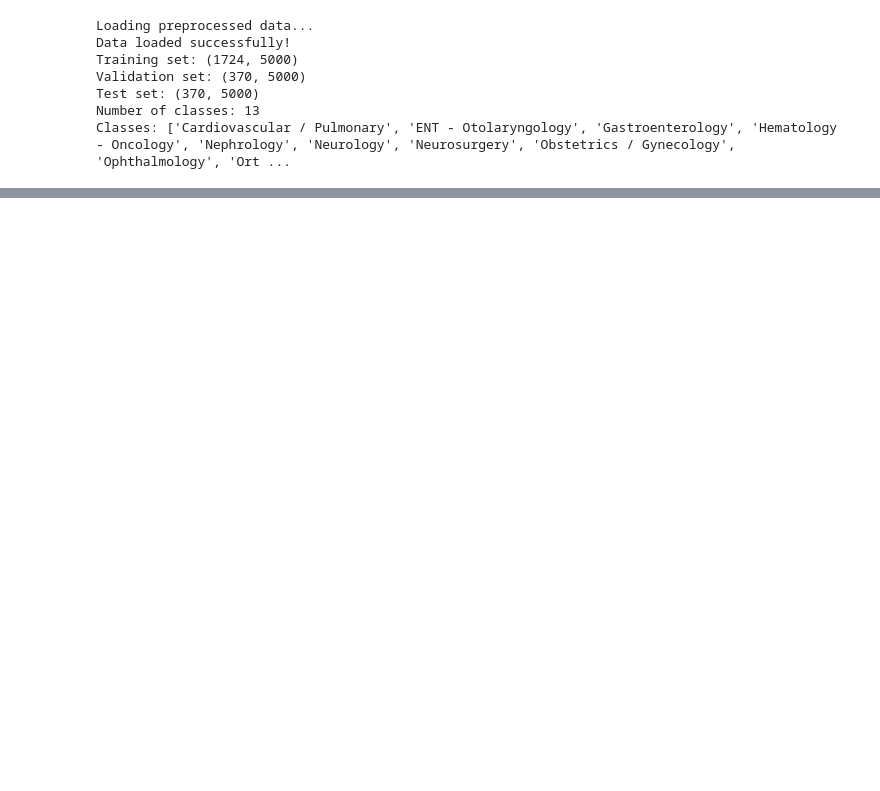
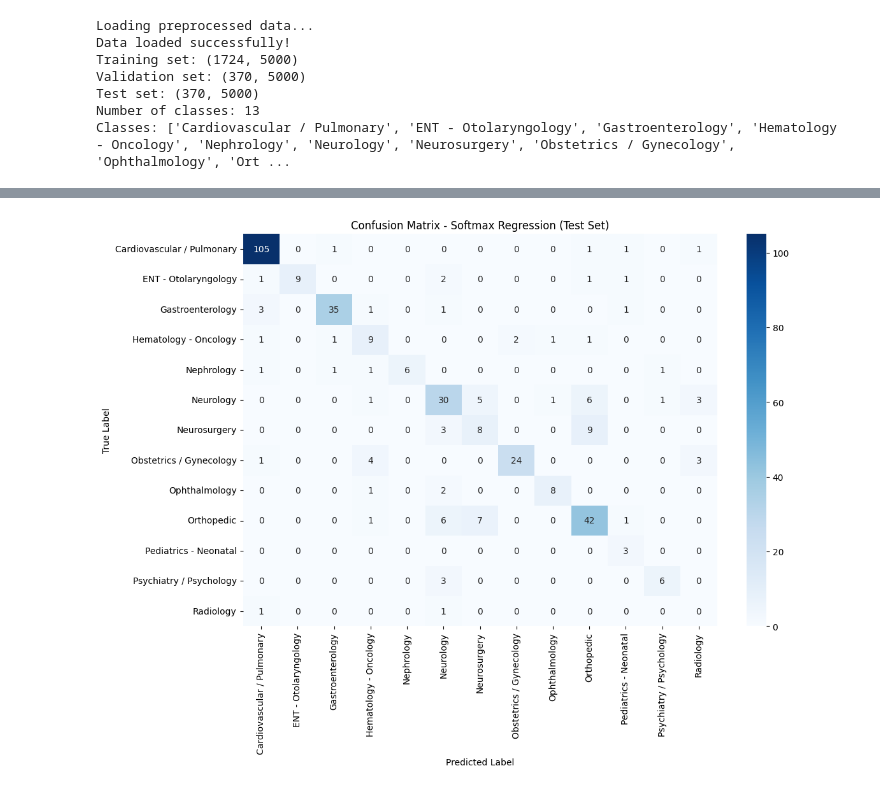
Before and after one commit to CortexTech/Clinical-Document-Classification-System, a Jupyter notebook: notebooks/2_softmax_regression.ipynb, the cells around one changed output, grey strips where cells are left out. Drawn from its saved outputs; the diff is of its cells as text; code cells hidden in the pictures; blank space fills up the shorter version.

Commit message:
Implementd confusuin matrix

```diff
--- a/notebooks/2_softmax_regression.ipynb
+++ b/notebooks/2_softmax_regression.ipynb
@@ -58,9 +59,34 @@ print("Initializing Softmax Regression (Multinomial Logistic Regression)...")
 
 from sklearn.linear_model import LogisticRegression
 
-softmax_clf = LogisticRegression(
+# Configure the model
+softmax_model = LogisticRegression(
     multi_class='multinomial',
     solver='lbfgs',
     max_iter=1000,
     random_state=42
 )
+
+print("Softmax Regression (Multinomial Logistic Regression) initialized successfully!")
+print("Starting training process...")
+
+# Train the model
+softmax_model.fit(X_train, y_train)
+
+print("✓ Model trained successfully")
+
+# Make predictions
+print("\nMaking predictions...")
+y_train_pred = softmax_model.predict(X_train)
+y_val_pred = softmax_model.predict(X_val)
+y_test_pred = softmax_model.predict(X_test)
+
+# Calculate accuracies
+train_acc = accuracy_score(y_train, y_train_pred)
+val_acc = accuracy_score(y_val, y_val_pred)
+test_acc = accuracy_score(y_test, y_test_pred)
+
+print(f"\nBaseline Model Performance:")
+print(f"Training Accuracy:   {train_acc:.4f} ({train_acc*100:.2f}%)")
+print(f"Validation Accuracy: {val_acc:.4f} ({val_acc*100:.2f}%)")
+print(f"Test Accuracy:       {test_acc:.4f} ({test_acc*100:.2f}%)")
@@ -66,0 +181,20 @@ softmax_clf = LogisticRegression(
+# %%
+# Confusion Matrix
+
+# Evaluate model on the test set
+y_test_pred = best_softmax_model.predict(X_test)
+
+# Generate confusion matrix on the test set
+cm = confusion_matrix(y_test, y_test_pred, labels=class_names)
+
+plt.figure(figsize=(12,8))
+sns.heatmap(cm, annot=True, fmt="d", cmap="Blues",
+            xticklabels=class_names,
+            yticklabels=class_names)
+
+plt.title("Confusion Matrix - Softmax Regression (Test Set)")
+plt.xlabel("Predicted Label")
+plt.ylabel("True Label")
+plt.show()
+# %% [output]
+[figure, added]
```
Also changed, not shown: parts of 4 cells of this notebook, 3 other files.
